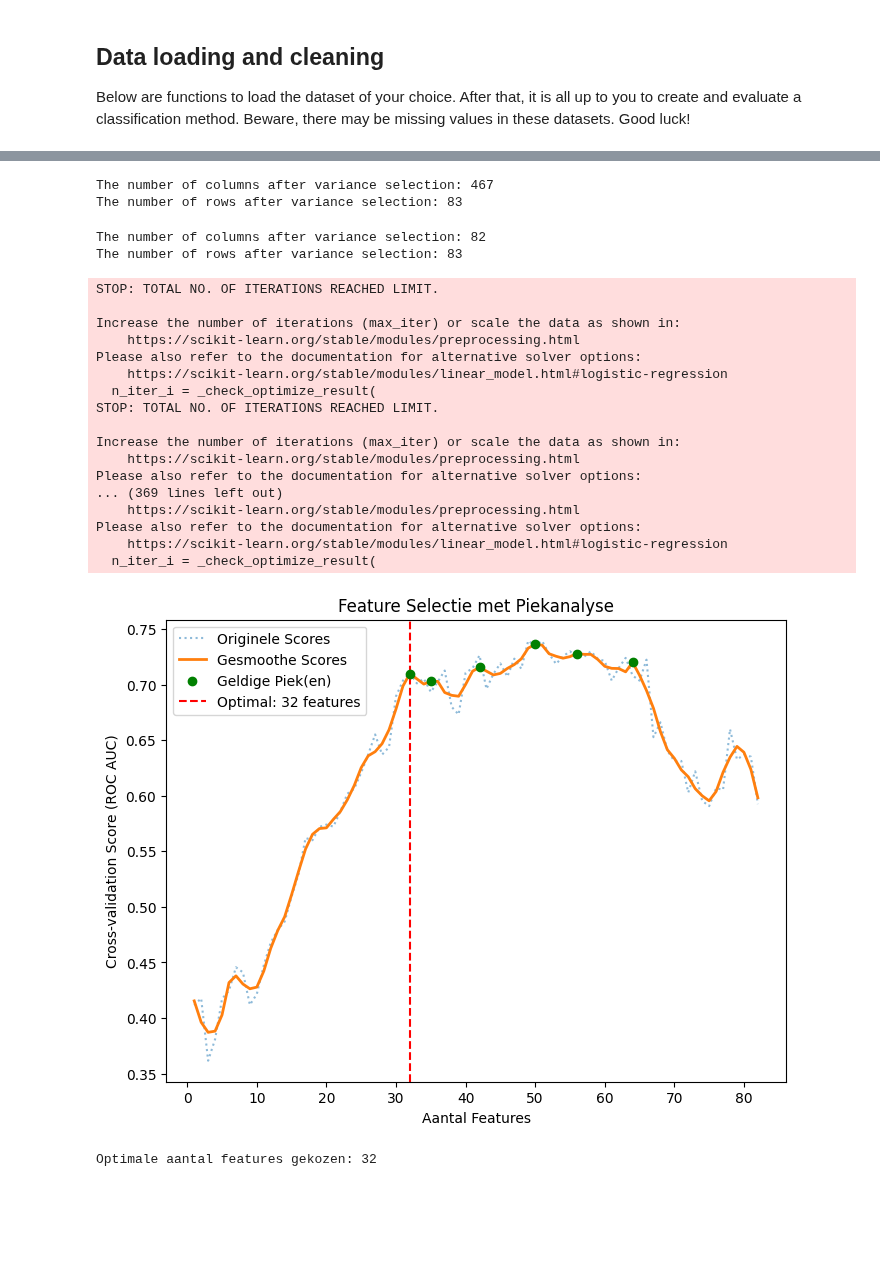
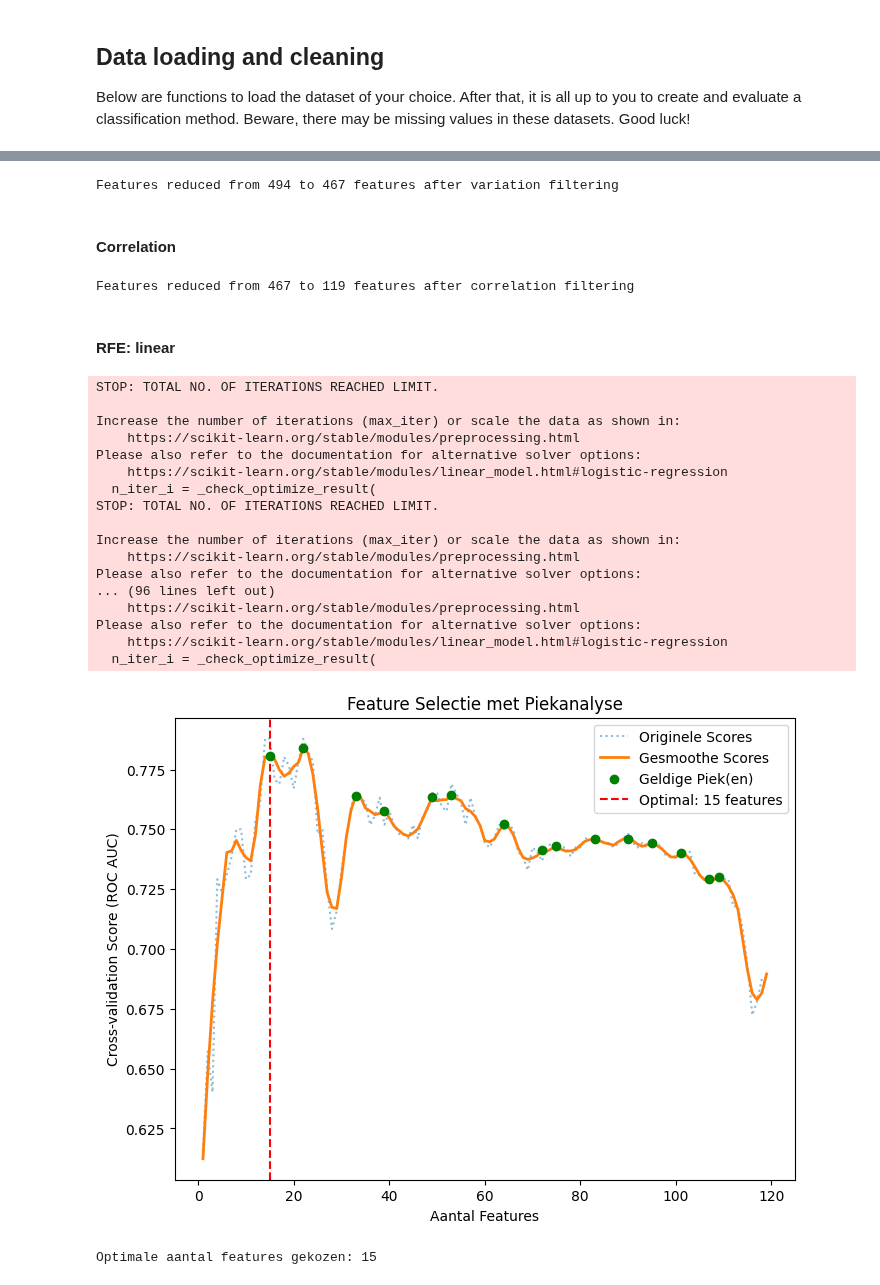
Before and after one commit to livkrom/Machine-Learning, a Jupyter notebook: TM10007_ML_Project-main/assignment.ipynb, the cells around one changed output, grey strips where cells are left out. Saved outputs shown, nothing was run; the diff lists cells and outputs as text; code cells hidden in the pictures; blank space fills up the shorter version.

Commit message:
correlation filter

```diff
--- a/TM10007_ML_Project-main/assignment.ipynb
+++ b/TM10007_ML_Project-main/assignment.ipynb
@@ -32,15 +32,16 @@ from sklearn import svm
 from sklearn.feature_selection import VarianceThreshold
 from sklearn.ensemble import RandomForestClassifier
 from sklearn import decomposition
-from sklearn.preprocessing import StandardScaler
+from sklearn.preprocessing import StandardScaler, RobustScaler, MinMaxScaler
 from sklearn.model_selection import train_test_split
 from sklearn.svm import SVR
 
 import numpy as np
 import matplotlib.pyplot as plt
-from scipy.signal import savgol_filter  # For smoothing
+from scipy.signal import savgol_filter
 from scipy.stats import shapiro
 from scipy.signal import find_peaks
+from sklearn.ensemble import ExtraTreesClassifier
 
 def load_data():
     this_directory = os.getcwd()
@@ -52,7 +53,7 @@ print(f'The number of samples: {len(data.index)}')
 print(f'The number of columns: {len(data.columns)}')
 
 # Load the dataset
-file_path = "data_with_nans.csv"  # Ensure the dataset is in the same directory as the notebook
+file_path = "data.csv"  # Ensure the dataset is in the same directory as the notebook
 df = pd.read_csv(file_path)
 
 # Display basic info and first few rows
@@ -116,10 +104,0 @@ Missing values stored in missing_values
-# %%
-# Scaling
-scaler = preprocessing.MinMaxScaler()
-for column in df.columns[1:]:
-    column_data = df[column].values
-    statistic, pvalue = shapiro(column_data)
-    if float(pvalue) > 0.05:
-        scaler = preprocessing.RobustScaler()
-
-df.iloc[:, 1:] = scaler.fit_transform(df.iloc[:, 1:])
@@ -133,31 +206,43 @@ X_train, X_test, y_train, y_test = model_selection.train_test_split(X, y, test_s
 variance_selector = VarianceThreshold(threshold=0.01)
 data_var= variance_selector.fit_transform(X_train.iloc[:, 1:])
 
-print(f'The number of columns after variance selection: {(data_var.shape[1])}')
-print(f'The number of rows after variance selection: {(data_var.shape[0])}')
+print(f"Features reduced from {X_train.shape[1]} to {data_var.shape[1]} features after variation filtering")
 # %% [output]
-The number of columns after variance selection: 467
-The number of rows after variance selection: 83
+Features reduced from 494 to 467 features after variation filtering
 # %%
-# Apply PCA based on them to explain 99% of the data
-pca = decomposition.PCA(n_components= 0.9999999999999999)
-data_pca = pca.fit_transform(data_var)
+# # Apply PCA based on them to explain 99% of the data
+# pca = decomposition.PCA(n_components= 0.9999999999999999)
+# data_pca = pca.fit_transform(data_var)
 
-print(f'The number of columns after variance selection: {(data_pca.shape[1])}')
-print(f'The number of rows after variance selection: {(data_pca.shape[0])}')
+# print(f'The number of columns after variance selection: {(data_pca.shape[1])}')
+# print(f'The number of rows after variance selection: {(data_pca.shape[0])}')
-# %% [output]
-The number of columns after variance selection: 82
-The number of rows after variance selection: 83
+# %% [markdown]
+#### Correlation
+# %%
+# Removing redundant features based on correlation
+data_var_df = pd.DataFrame(data_var)
+corr_matrix = data_var_df.corr().abs()  # Get absolute correlation matrix
+upper = corr_matrix.where(np.triu(np.ones(corr_matrix.shape), k=1).astype(bool))
+
+# Drop features with correlation higher than 0.9
+to_drop = [column for column in upper.columns if any(upper[column] > 0.8)]
+data_cor = data_var_df.drop(columns=to_drop)
+
+print(f"Features reduced from {data_var.shape[1]} to {data_cor.shape[1]} features after correlation filtering")
+# %% [output]
+Features reduced from 467 to 119 features after correlation filtering
+# %% [markdown]
+#### RFE: linear
 # %%
-# Feature selection by RFE
-est = LogisticRegression(max_iter=500)
+# Linear feature selection by RFE
+est_lin = LogisticRegression(max_iter=500)
 
 # classifications
 rfecv = feature_selection.RFECV(
-    estimator = est, step=1,
+    estimator = est_lin, step=1,
     cv=model_selection.StratifiedKFold(4),
     scoring='roc_auc')
-rfecv.fit(data_pca, y_train)
+rfecv.fit(data_cor, y_train)
 
 # Haal de CV-scores op
 cv_scores = rfecv.cv_results_["mean_test_score"]
@@ -180,38 +265,38 @@ valid_peaks = [p for p in peaks if num_features[p] >= 10 and smoothed_scores[p]
 
 # Selecteer de eerste geschikte piek
 optimal_index = valid_peaks[0] if valid_peaks else np.argmax(smoothed_scores)
-optimal_features = num_features[optimal_index]
+optimal_features_lin = num_features[optimal_index]
 
 # Plot de originele en gesmoothe scores
 plt.figure(figsize=(8, 6))
 plt.plot(num_features, cv_scores, label="Originele Scores", alpha=0.5, linestyle="dotted")
 plt.plot(num_features, smoothed_scores, label="Gesmoothe Scores", linewidth=2)
 plt.scatter(num_features[valid_peaks], smoothed_scores[valid_peaks], color='g', label="Geldige Piek(en)", zorder=3)
-plt.axvline(optimal_features, color='r', linestyle="--", label=f"Optimal: {optimal_features} features")
+plt.axvline(optimal_features_lin, color='r', linestyle="--", label=f"Optimal: {optimal_features_lin} features")
 plt.xlabel("Aantal Features")
 plt.ylabel("Cross-validation Score (ROC AUC)")
 plt.legend()
 plt.title("Feature Selectie met Piekanalyse")
 plt.show()
 
-print(f"Optimale aantal features gekozen: {optimal_features}")
+print(f"Optimale aantal features gekozen: {optimal_features_lin}")
 # %% [output]
 STOP: TOTAL NO. OF ITERATIONS REACHED LIMIT.
 
 Increase the number of iterations (max_iter) or scale the data as shown in:
     https://scikit-learn.org/stable/modules/preprocessing.html
 Please also refer to the documentation for alternative solver options:
     https://scikit-learn.org/stable/modules/linear_model.html#logistic-regression
   n_iter_i = _check_optimize_result(
 STOP: TOTAL NO. OF ITERATIONS REACHED LIMIT.
 
 Increase the number of iterations (max_iter) or scale the data as shown in:
     https://scikit-learn.org/stable/modules/preprocessing.html
 Please also refer to the documentation for alternative solver options:
-... (369 lines left out)
+... (96 lines left out)
     https://scikit-learn.org/stable/modules/preprocessing.html
 Please also refer to the documentation for alternative solver options:
     https://scikit-learn.org/stable/modules/linear_model.html#logistic-regression
   n_iter_i = _check_optimize_result(
-[figure, old version]
+[figure, new version]
-Optimale aantal features gekozen: 32
+Optimale aantal features gekozen: 15
```
Also changed, not shown: parts of 12 cells of this notebook.
